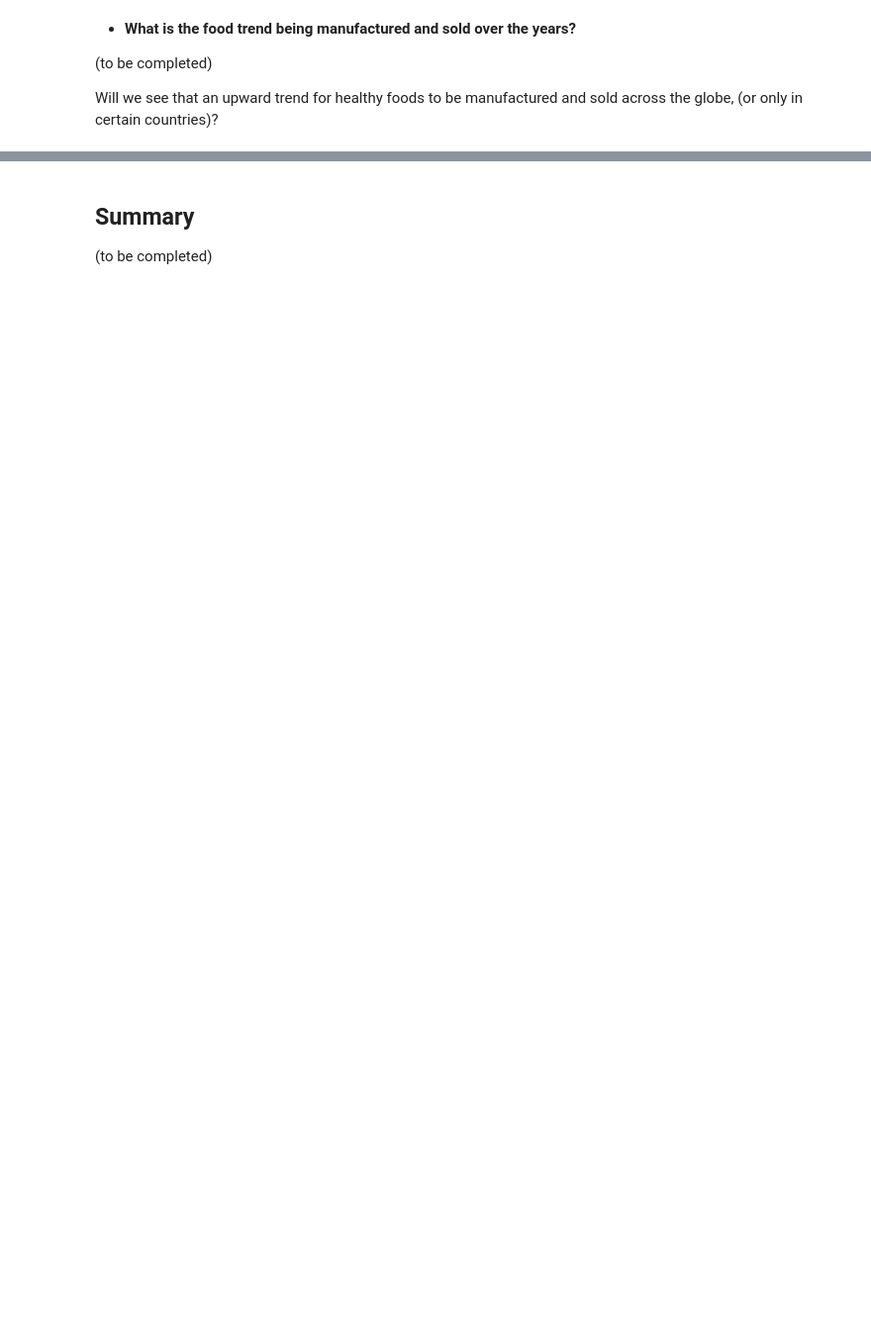
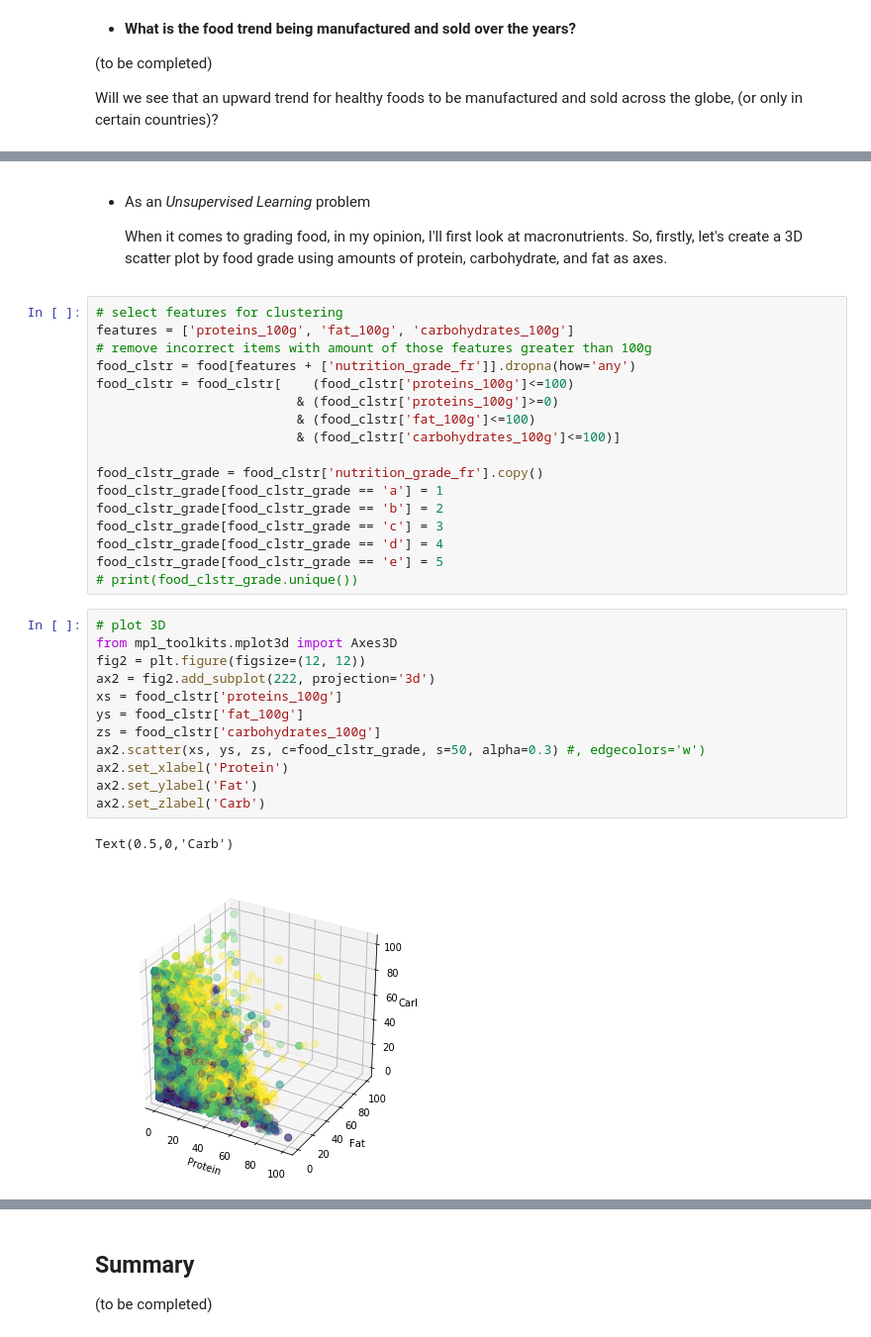
Before and after one commit to ruttario/OpenFoodFacts, a Jupyter notebook: food.ipynb, the cells around one changed output, grey strips where cells are left out. Shown at 99% size. Cells and saved outputs as stored; diff of their text form; blank space fills up the shorter version.

```diff
--- a/food.ipynb
+++ b/food.ipynb
@@ -641,3 +702,39 @@ Will we see that an upward trend for healthy foods to be manufactured and sold a
 
 * As a *Generative* model
     * create (healthy) food recipes -- need a separate food recipe data set to learn from
+# %% [markdown]
+* As an *Unsupervised Learning* problem
+
+    When it comes to grading food, in my opinion, I'll first look at macronutrients. So, firstly, let's create a 3D scatter plot by food grade using amounts of protein, carbohydrate, and fat as axes.
+# %%
+# select features for clustering
+features = ['proteins_100g', 'fat_100g', 'carbohydrates_100g']
+# remove incorrect items with amount of those features greater than 100g
+food_clstr = food[features + ['nutrition_grade_fr']].dropna(how='any')
+food_clstr = food_clstr[    (food_clstr['proteins_100g']<=100)
+                          & (food_clstr['proteins_100g']>=0)
+                          & (food_clstr['fat_100g']<=100)
+                          & (food_clstr['carbohydrates_100g']<=100)]
+
+food_clstr_grade = food_clstr['nutrition_grade_fr'].copy()
+food_clstr_grade[food_clstr_grade == 'a'] = 1
+food_clstr_grade[food_clstr_grade == 'b'] = 2
+food_clstr_grade[food_clstr_grade == 'c'] = 3
+food_clstr_grade[food_clstr_grade == 'd'] = 4
+food_clstr_grade[food_clstr_grade == 'e'] = 5
+# print(food_clstr_grade.unique())
+# %%
+# plot 3D
+from mpl_toolkits.mplot3d import Axes3D
+fig2 = plt.figure(figsize=(12, 12))
+ax2 = fig2.add_subplot(222, projection='3d')
+xs = food_clstr['proteins_100g']
+ys = food_clstr['fat_100g']
+zs = food_clstr['carbohydrates_100g']
+ax2.scatter(xs, ys, zs, c=food_clstr_grade, s=50, alpha=0.3) #, edgecolors='w')
+ax2.set_xlabel('Protein')
+ax2.set_ylabel('Fat')
+ax2.set_zlabel('Carb')
+# %% [output]
+Text(0.5,0,'Carb')
+[figure, added]
```
Also changed, not shown: parts of 17 cells of this notebook.
